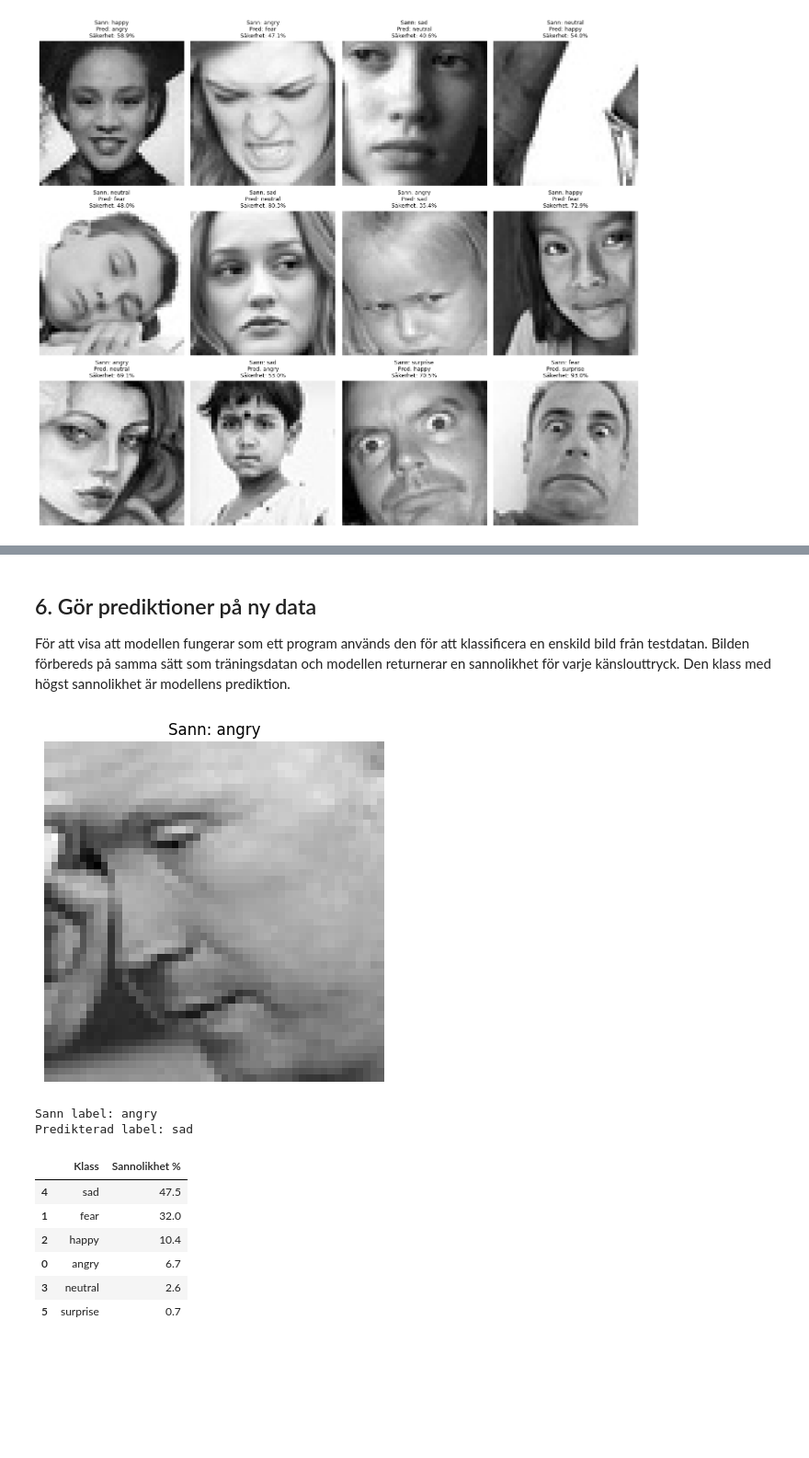
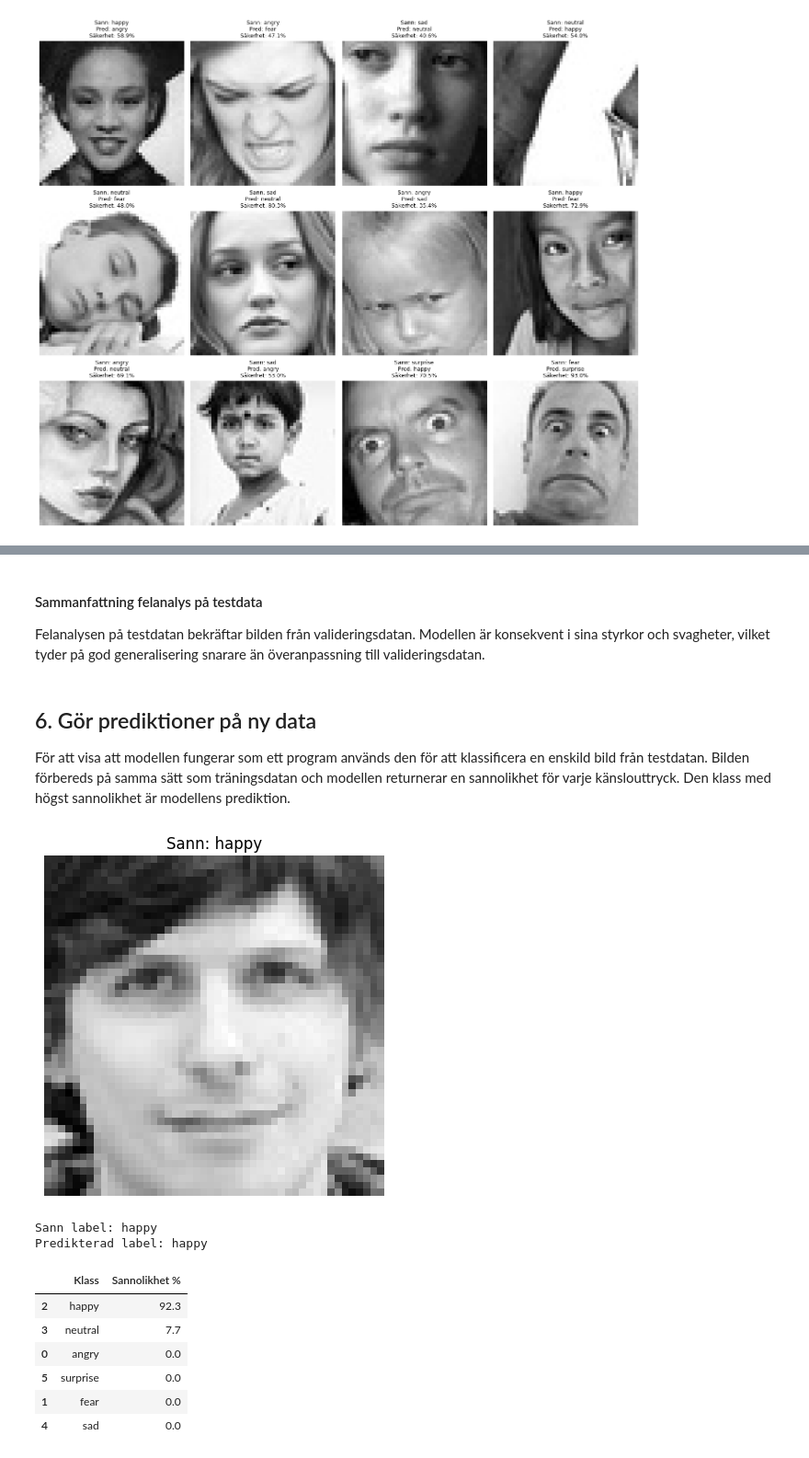
Before and after one commit to MalinMo/Ansiktsuttryck_DL, a Jupyter notebook: report.ipynb, the cells around one changed output, grey strips where cells are left out. Shown at 92% size. Drawn from its saved outputs; the diff is of its cells as text; code cells hidden in the pictures; blank space fills up the shorter version.

Commit message:
Lagt till analys

```diff
--- a/report.ipynb
+++ b/report.ipynb
@@ -1229,42 +1260,46 @@ Antal felklassificerade exempel: 3334
+# %% [markdown]
+#### Sammanfattning felanalys på testdata
+
+Felanalysen på testdatan bekräftar bilden från valideringsdatan. Modellen är konsekvent i sina styrkor och svagheter, vilket tyder på god generalisering snarare än överanpassning till valideringsdatan.
 # %% [markdown]
 ## 6. Gör prediktioner på ny data
 
 För att visa att modellen fungerar som ett program används den för att klassificera en enskild bild från testdatan. Bilden förbereds på samma sätt som träningsdatan och modellen returnerar en sannolikhet för varje känslouttryck. Den klass med högst sannolikhet är modellens prediktion.
 # %%
-# Prediktion på en enskild bild från testdatan (index 18)
+# Prediktion på en enskild bild från testdatan (index 2001)
 # Visar bilden, sann klass, predikterad klass och sannolikhet per klass
-image_index = 18
+image_index = 2001
 
 probabilities = pd.DataFrame({
     "Klass": class_names_filtered,
     "Sannolikhet": test_proba[image_index]
 })
 
 probabilities = probabilities.sort_values(
     by="Sannolikhet",
     ascending=False
 )
 
 probabilities["Sannolikhet %"] = (probabilities["Sannolikhet"] * 100).round(2)
 
 plt.imshow(X_test_filtered[image_index].squeeze(), cmap="gray")
 plt.axis("off")
 plt.title(f"Sann: {class_names_filtered[y_test_filtered[image_index]]}")
 plt.show()
 
 print("Sann label:", class_names_filtered[y_test_filtered[image_index]])
 print("Predikterad label:", class_names_filtered[test_pred[image_index]])
 probabilities[["Klass", "Sannolikhet %"]].style\
     .format({"Sannolikhet %": "{:.1f}"})\
     .background_gradient(subset=["Sannolikhet %"], cmap="RdYlGn")
 # %% [output]
-[figure, old version]
+[figure, new version]
-Sann label: angry
-Predikterad label: sad
+Sann label: happy
+Predikterad label: happy
 |  | Klass | Sannolikhet % |
-| 4 | sad | 47.5 |
-| 1 | fear | 32.0 |
-| 2 | happy | 10.4 |
-| 0 | angry | 6.7 |
-| 3 | neutral | 2.6 |
-| 5 | surprise | 0.7 |
+| 2 | happy | 92.3 |
+| 3 | neutral | 7.7 |
+| 0 | angry | 0.0 |
+| 5 | surprise | 0.0 |
+| 1 | fear | 0.0 |
+| 4 | sad | 0.0 |
```
Also changed, not shown: parts of 55 cells of this notebook, 1 other file.
